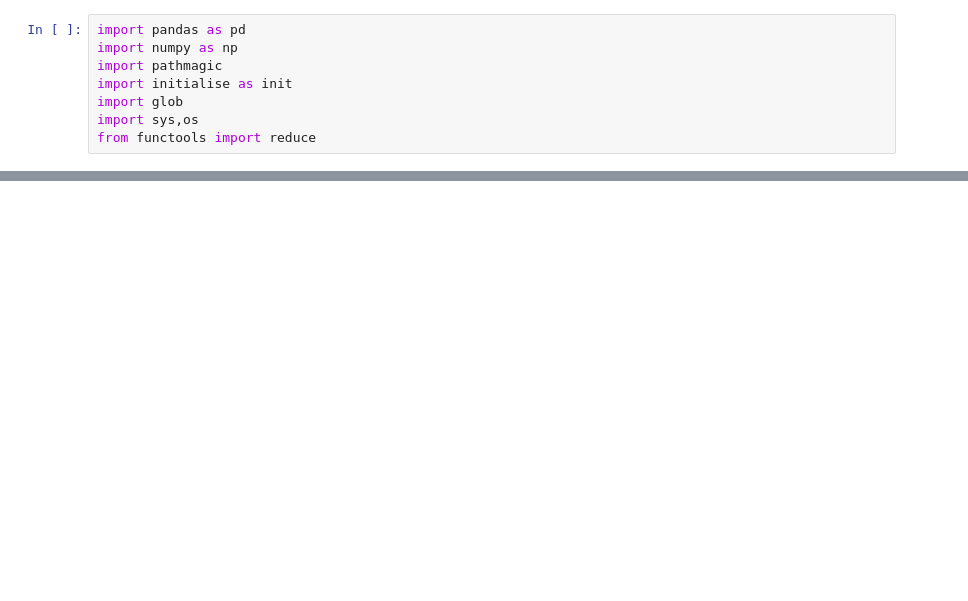
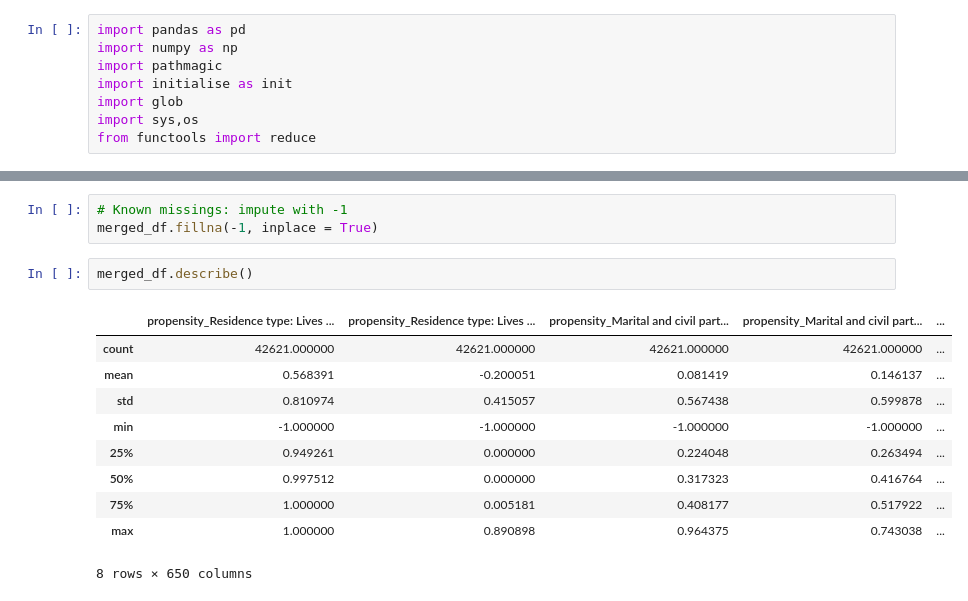
Before and after one commit to alexfarquharson/DSMP, a Jupyter notebook: x01_data_import/census_data.ipynb, the cells around one changed output, grey strips where cells are left out. Drawn from its saved outputs; the diff is of its cells as text; blank space fills up the shorter version.

```diff
--- a/x01_data_import/census_data.ipynb
+++ b/x01_data_import/census_data.ipynb
@@ -105 +297,17 @@ Name: geography_x, Length: 35672, dtype: object
+# %%
+# Known missings: impute with -1
+merged_df.fillna(-1, inplace = True)
+# %%
+merged_df.describe()
+# %% [output]
+|  | propensity_Residence type: Lives ... | propensity_Residence type: Lives ... | propensity_Marital and civil part... | propensity_Marital and civil part... | ... |
+| count | 42621.000000 | 42621.000000 | 42621.000000 | 42621.000000 | ... |
+| mean | 0.568391 | -0.200051 | 0.081419 | 0.146137 | ... |
+| std | 0.810974 | 0.415057 | 0.567438 | 0.599878 | ... |
+| min | -1.000000 | -1.000000 | -1.000000 | -1.000000 | ... |
+| 25% | 0.949261 | 0.000000 | 0.224048 | 0.263494 | ... |
+| 50% | 0.997512 | 0.000000 | 0.317323 | 0.416764 | ... |
+| 75% | 1.000000 | 0.005181 | 0.408177 | 0.517922 | ... |
+| max | 1.000000 | 0.890898 | 0.964375 | 0.743038 | ... |
+8 rows × 650 columns
 # %%
```
Also changed, not shown: parts of 28 cells of this notebook.
